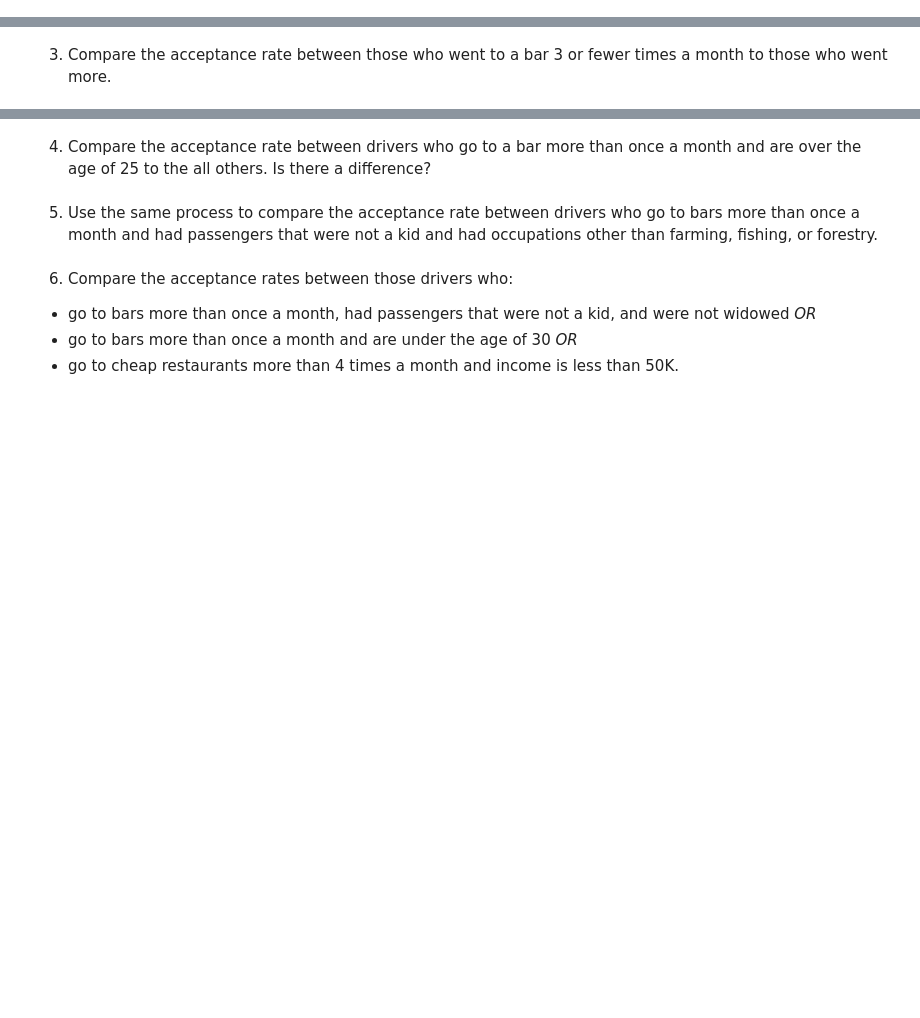
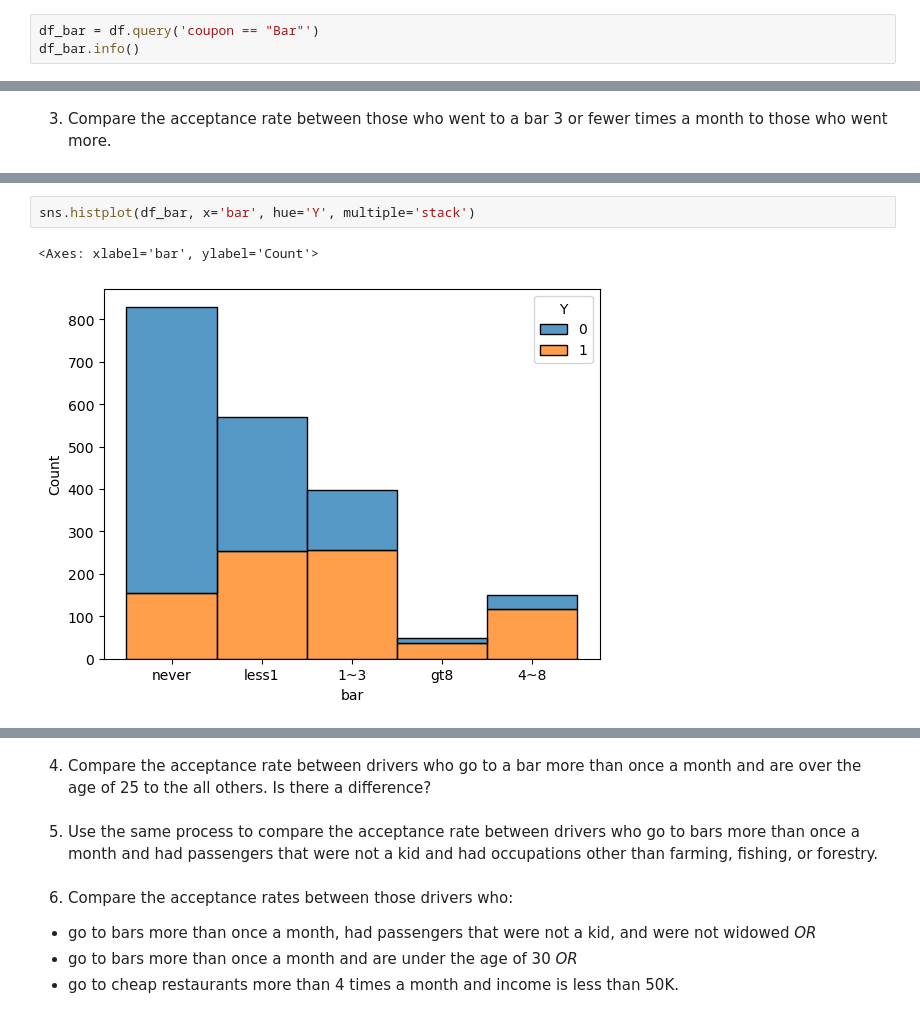
Before and after one commit to tophburns/assignment_5_1, a Jupyter notebook: prompt.ipynb, the cells around one changed output, grey strips where cells are left out. Drawn from its saved outputs; the diff is of its cells as text; blank space fills up the shorter version.

```diff
--- a/prompt.ipynb
+++ b/prompt.ipynb
@@ -237,3 +430,6 @@ Name: count, dtype: int64
 Now, we will lead you through an exploration of just the bar related coupons.
 
 1. Create a new `DataFrame` that contains just the bar coupons.
+# %%
+df_bar = df.query('coupon == "Bar"')
+df_bar.info()
@@ -243,0 +489,5 @@ Now, we will lead you through an exploration of just the bar related coupons.
+# %%
+sns.histplot(df_bar, x='bar', hue='Y', multiple='stack')
+# %% [output]
+<Axes: xlabel='bar', ylabel='Count'>
+[figure, added]
```
Also changed, not shown: parts of 37 cells of this notebook.
